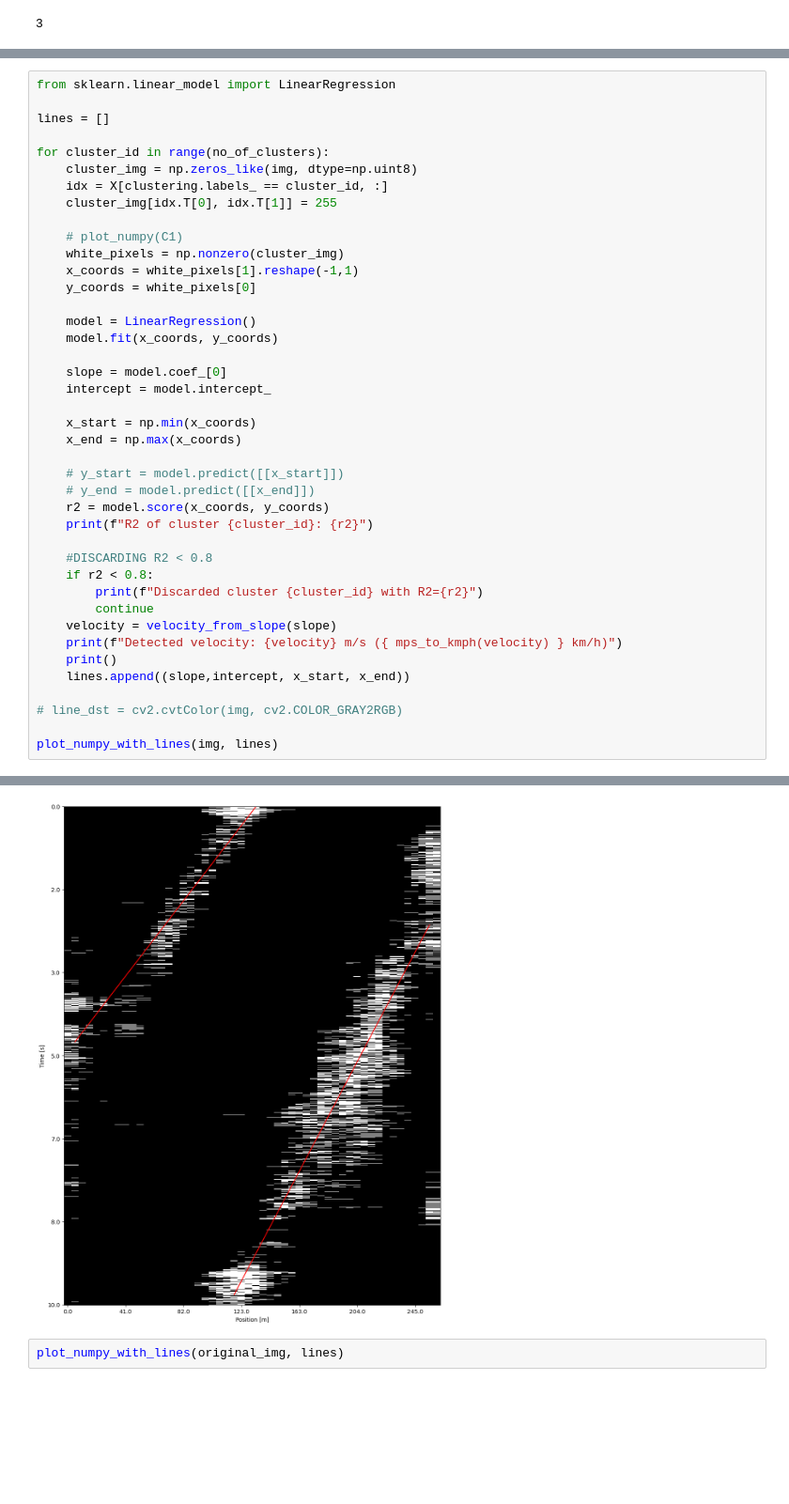
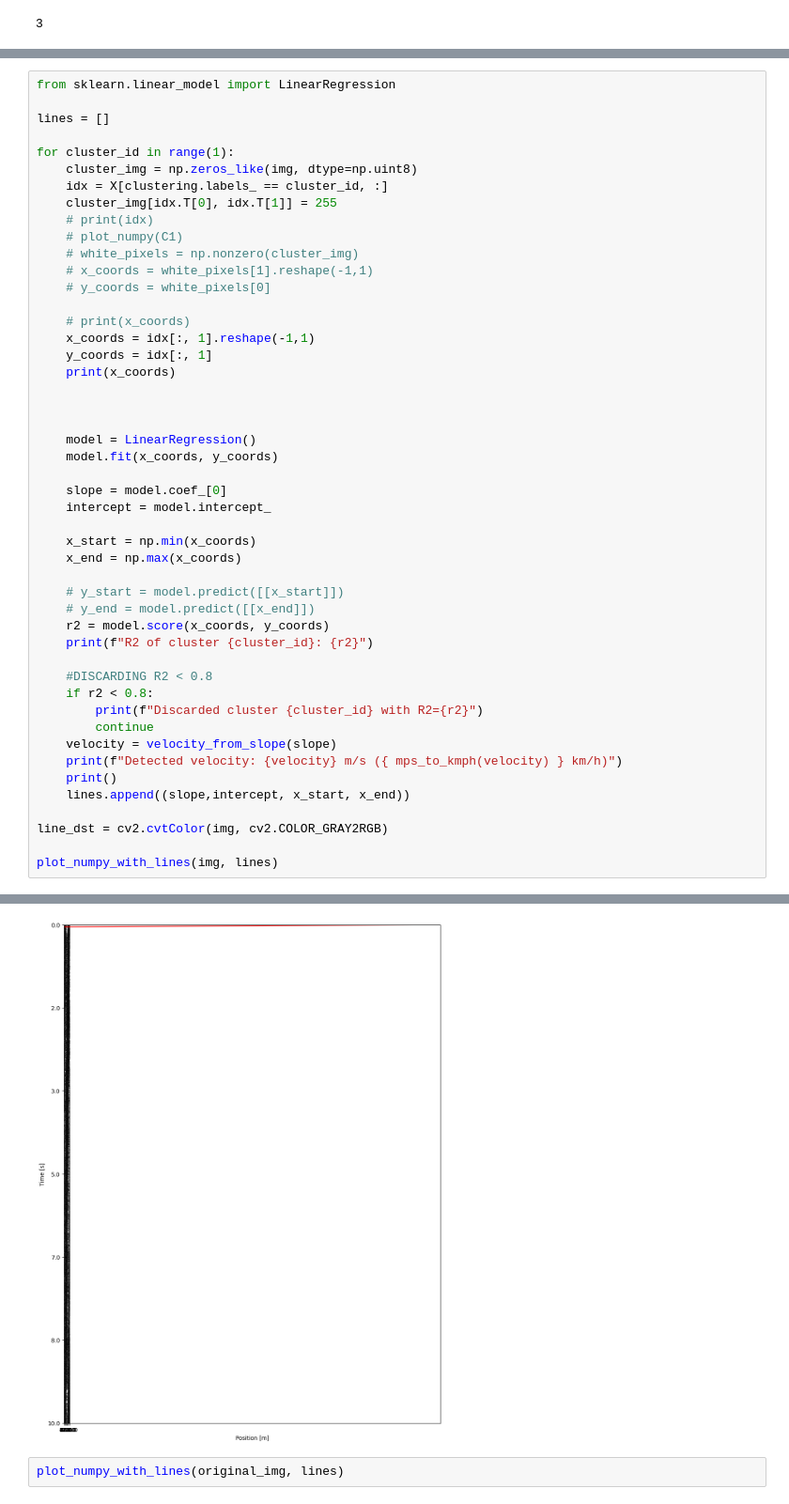
Before and after one commit to shhhQuiettt/moving-objects-DAS-system, a Jupyter notebook: regression3.ipynb, the cells around one changed output, grey strips where cells are left out. Shown at 94% size. Cells and saved outputs as stored; diff of their text form; blank space fills up the shorter version.

Commit message:
Simplify regression in cluster

```diff
--- a/regression3.ipynb
+++ b/regression3.ipynb
@@ -123,15 +101,22 @@ from sklearn.linear_model import LinearRegression
 
 lines = []
 
-for cluster_id in range(no_of_clusters):
+for cluster_id in range(1):
     cluster_img = np.zeros_like(img, dtype=np.uint8)
     idx = X[clustering.labels_ == cluster_id, :]
     cluster_img[idx.T[0], idx.T[1]] = 255
+    # print(idx)
+    # plot_numpy(C1)
+    # white_pixels = np.nonzero(cluster_img)
+    # x_coords = white_pixels[1].reshape(-1,1)
+    # y_coords = white_pixels[0]
 
-    # plot_numpy(C1)
-    white_pixels = np.nonzero(cluster_img)
-    x_coords = white_pixels[1].reshape(-1,1)
-    y_coords = white_pixels[0]
+    # print(x_coords)
+    x_coords = idx[:, 1].reshape(-1,1)
+    y_coords = idx[:, 1]
+    print(x_coords)
+
+
 
     model = LinearRegression()
     model.fit(x_coords, y_coords)
@@ -156,7 +141,7 @@ for cluster_id in range(no_of_clusters):
     print()
     lines.append((slope,intercept, x_start, x_end))
 
-# line_dst = cv2.cvtColor(img, cv2.COLOR_GRAY2RGB)
+line_dst = cv2.cvtColor(img, cv2.COLOR_GRAY2RGB)
 
 plot_numpy_with_lines(img, lines)
 # %% [output]
@@ -171,4 +157,4 @@ Discarded cluster 2 with R2=0.004732949644665085
-[figure, old version]
+[figure, new version]
 # %%
 plot_numpy_with_lines(original_img, lines)
 # %% [output]
```
Also changed, not shown: parts of 4 cells of this notebook.
